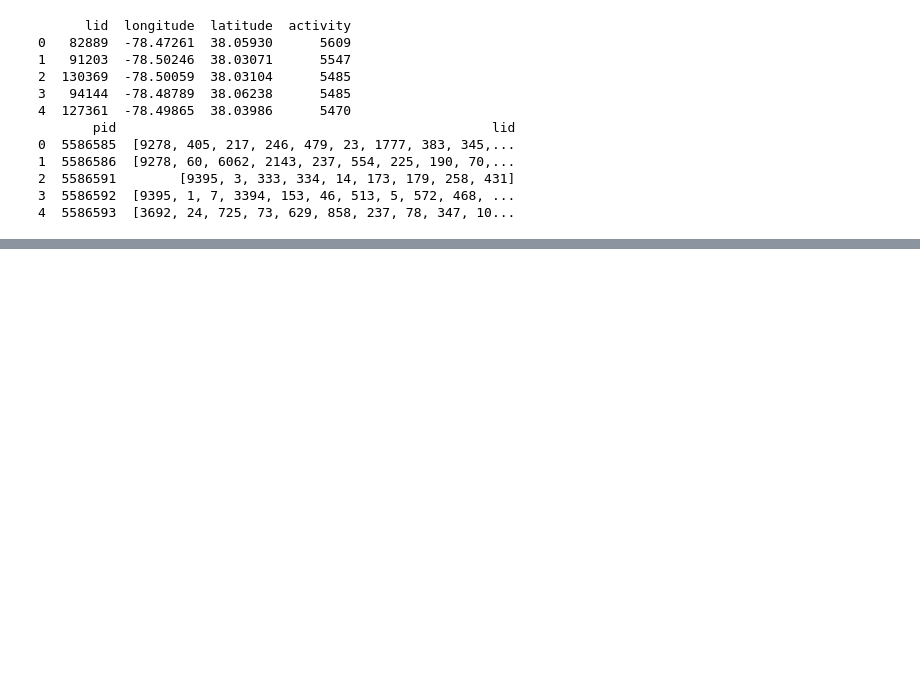
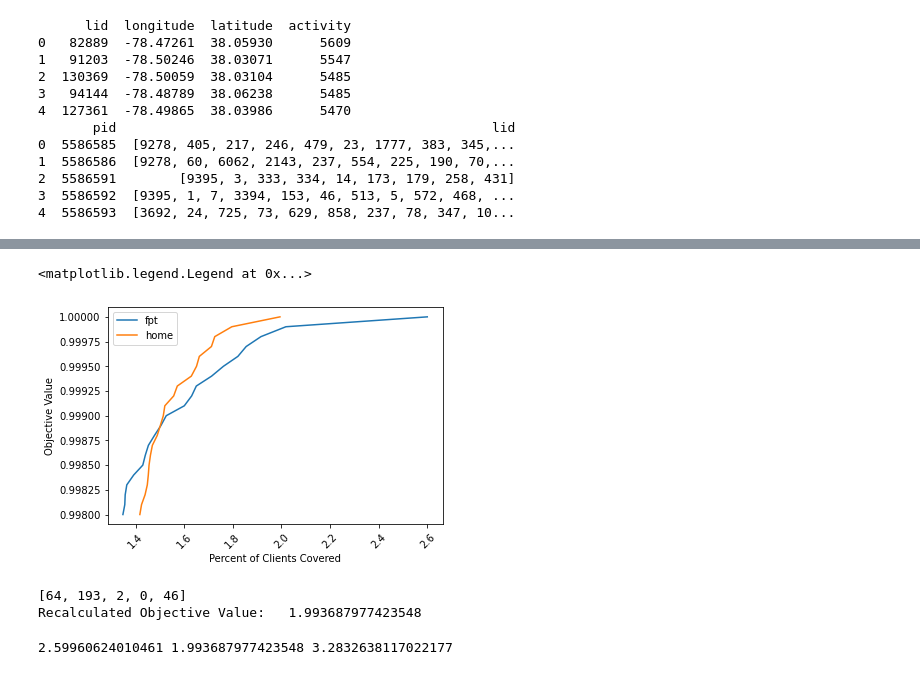
Before and after one commit to Ann924/Mobile-Facility, a Jupyter notebook: Ann_Data.ipynb, the cells around one changed output, grey strips where cells are left out. Drawn from its saved outputs; the diff is of its cells as text; code cells hidden in the pictures; blank space fills up the shorter version.

```diff
--- a/Ann_Data.ipynb
+++ b/Ann_Data.ipynb
@@ -174,0 +308,27 @@ LOCATIONS, CLIENT_LOCATIONS = create_data_input()
+# %%
+x = []
+y_fpt = []
+y_home = []
+for i in range(9980, 10001, 1):
+    x.append(i/10000)
+    y_home.append(calculate_percentile_objective(assign_home, i/10000))
+    y_fpt.append(calculate_percentile_objective(assignments, i/10000))
+# %%
+import matplotlib.pyplot as plt
+plt.plot(y_fpt, x, label = 'fpt')
+plt.plot(y_home, x, label = 'home')
+plt.xticks(rotation=45)
+#plt.xlim(0.995, 1)
+plt.xlabel("Percent of Clients Covered")
+plt.ylabel("Objective Value")
+plt.legend()
+# %% [output]
+<matplotlib.legend.Legend at 0x...>
+[figure, added]
+# %%
+fac_home, assign_home = center_of_homes(5)
+print(fac_home)
+print("Recalculated Objective Value: \t" + str(calculate_objective(assign_home)))
+# %% [output]
+[64, 193, 2, 0, 46]
+Recalculated Objective Value:   1.993687977423548
@@ -174,0 +337,8 @@ LOCATIONS, CLIENT_LOCATIONS = create_data_input()
+# %%
+obj_facilities, assign_fpt = _oh[7]
+fac_fpt = obj_facilities[1]
+fac_pop, assign_pop = facilities, assignments
+
+print(calculate_objective(assign_fpt), calculate_objective(assign_home), calculate_objective(assign_pop))
+# %% [output]
+2.59960624010461 1.993687977423548 3.2832638117022177
```
Also changed, not shown: parts of 24 cells of this notebook, 9 other files.
